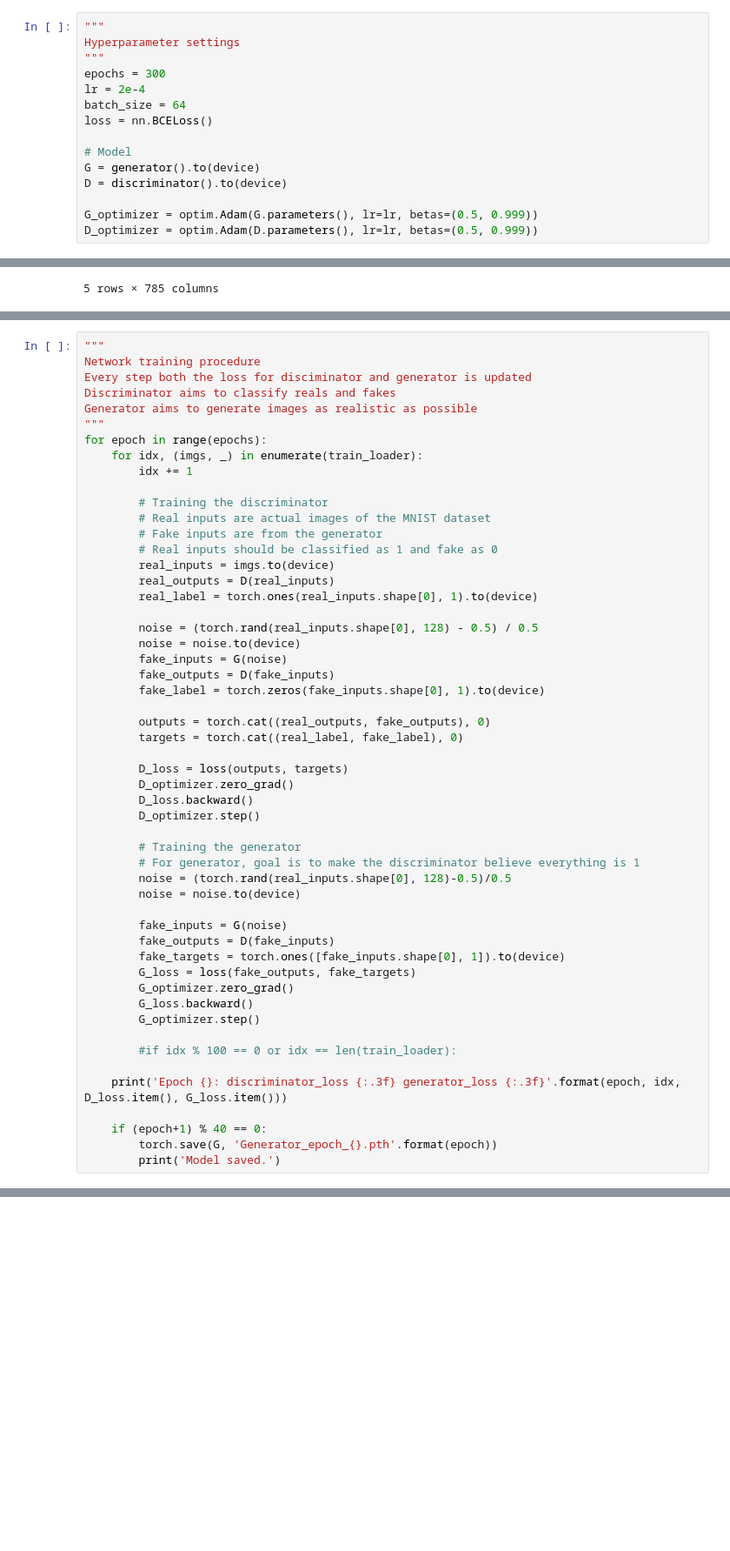
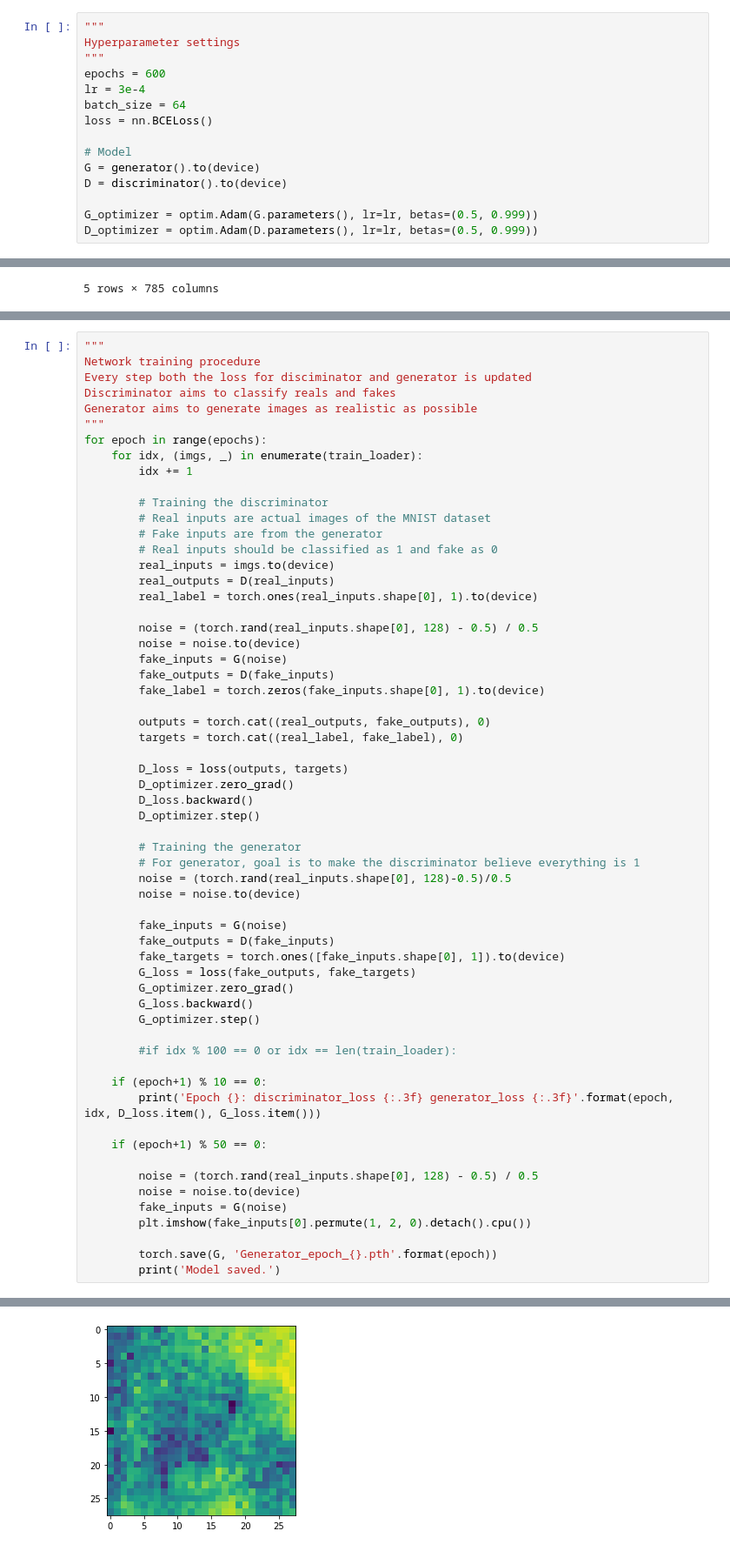
Before and after one commit to alex-prokudaylo/alex-prokudaylo, a Jupyter notebook: gan-on-sign-language-minst-pytorch.ipynb, the cells around one changed output, grey strips where cells are left out. Shown: that part at 87% size. Saved outputs shown, nothing was run; the diff lists cells and outputs as text; blank space fills up the shorter version.

Commit message:
Kaggle Notebook | GAN on Sign Language MINST PyTorch | Version 4

```diff
--- a/gan-on-sign-language-minst-pytorch.ipynb
+++ b/gan-on-sign-language-minst-pytorch.ipynb
@@ -63,8 +63,8 @@ class generator(nn.Module):
 """
 Hyperparameter settings
 """
-epochs = 300
-lr = 2e-4
+epochs = 600
+lr = 3e-4
 batch_size = 64
 loss = nn.BCELoss()
 
@@ -212,9 +212,16 @@ for epoch in range(epochs):
 
         #if idx % 100 == 0 or idx == len(train_loader):
 
-    print('Epoch {}: discriminator_loss {:.3f} generator_loss {:.3f}'.format(epoch, idx, D_loss.item(), G_loss.item()))
+    if (epoch+1) % 10 == 0:
+        print('Epoch {}: discriminator_loss {:.3f} generator_loss {:.3f}'.format(epoch, idx, D_loss.item(), G_loss.item()))
 
-    if (epoch+1) % 40 == 0:
+    if (epoch+1) % 50 == 0:
+
+        noise = (torch.rand(real_inputs.shape[0], 128) - 0.5) / 0.5
+        noise = noise.to(device)
+        fake_inputs = G(noise)
+        plt.imshow(fake_inputs[0].permute(1, 2, 0).detach().cpu())
+
         torch.save(G, 'Generator_epoch_{}.pth'.format(epoch))
         print('Model saved.')
 # %% [output]
@@ -238,3 +245,4 @@ Epoch 299: discriminator_loss 429.000 generator_loss 0.699
+[figure, added]
 # %%
 noise = (torch.rand(real_inputs.shape[0], 128) - 0.5) / 0.5
 noise = noise.to(device)
```
Also changed, not shown: parts of 5 cells of this notebook.
